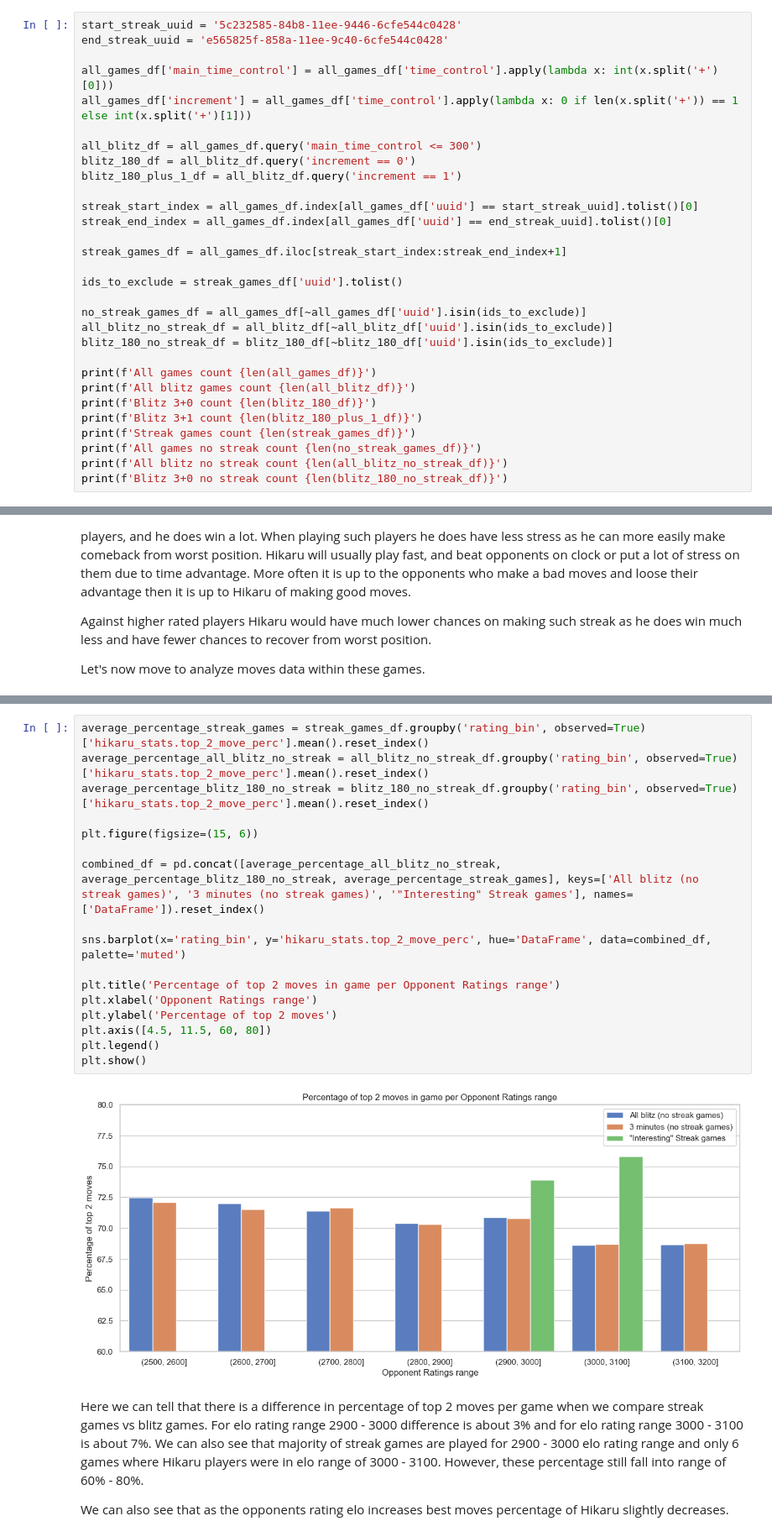
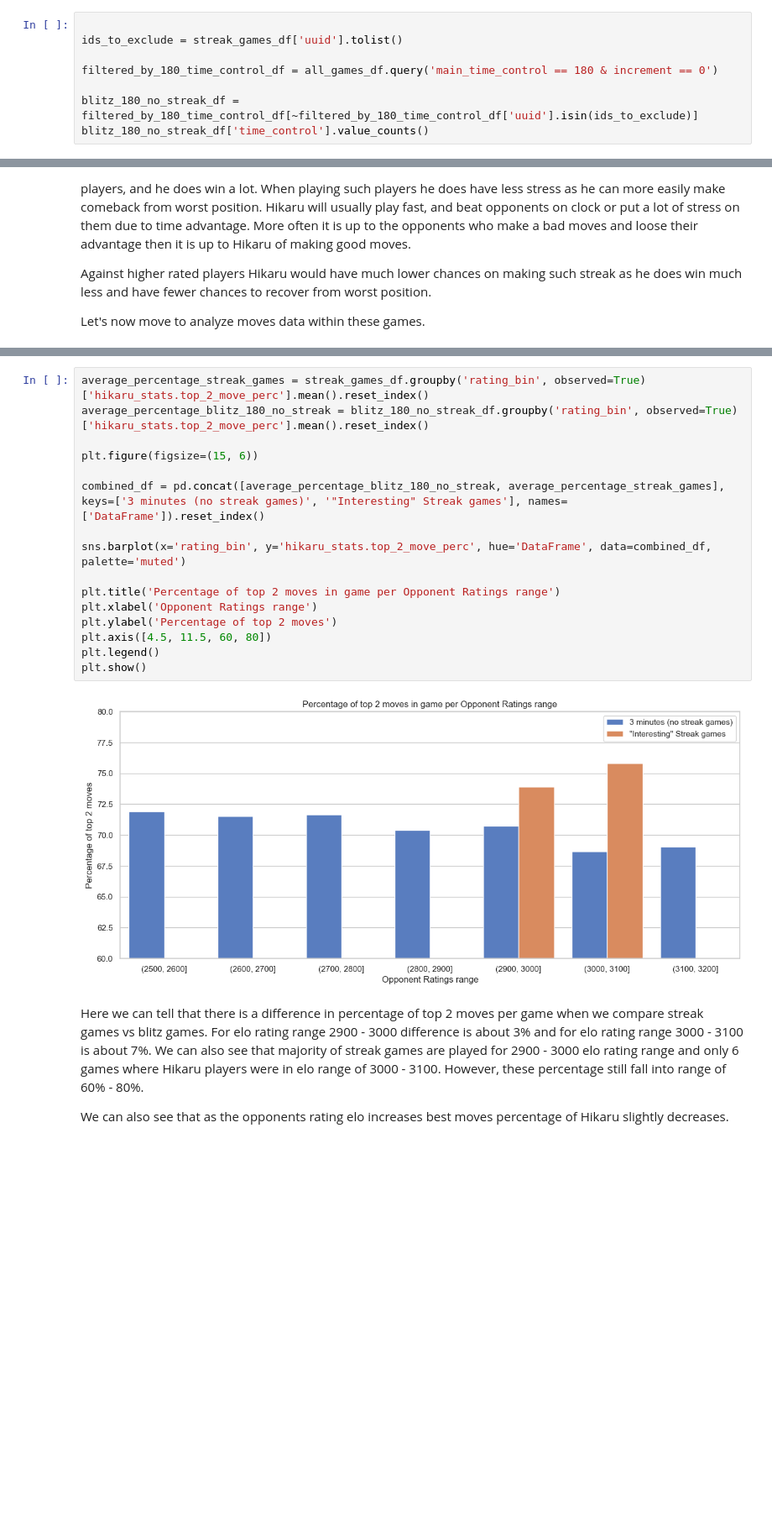
Before and after one commit to vzornic/hikaru-interesting-analysis, a Jupyter notebook: analysis.ipynb, the cells around one changed output, grey strips where cells are left out. Shown at 84% size. Saved outputs shown, nothing was run; the diff lists cells and outputs as text; blank space fills up the shorter version.

```diff
--- a/analysis.ipynb
+++ b/analysis.ipynb
@@ -96,31 +139,9 @@ Let's also create few more DF for some specific subsets of data. The subsets tha
 # %%
-start_streak_uuid = '5c232585-84b8-11ee-9446-6cfe544c0428'
-end_streak_uuid = 'e565825f-858a-11ee-9c40-6cfe544c0428'
-
-all_games_df['main_time_control'] = all_games_df['time_control'].apply(lambda x: int(x.split('+')[0]))
-all_games_df['increment'] = all_games_df['time_control'].apply(lambda x: 0 if len(x.split('+')) == 1  else int(x.split('+')[1]))
-
-all_blitz_df = all_games_df.query('main_time_control <= 300')
-blitz_180_df = all_blitz_df.query('increment == 0')
-blitz_180_plus_1_df = all_blitz_df.query('increment == 1')
-
-streak_start_index = all_games_df.index[all_games_df['uuid'] == start_streak_uuid].tolist()[0]
-streak_end_index = all_games_df.index[all_games_df['uuid'] == end_streak_uuid].tolist()[0]
-
-streak_games_df = all_games_df.iloc[streak_start_index:streak_end_index+1]
 
 ids_to_exclude = streak_games_df['uuid'].tolist()
 
-no_streak_games_df = all_games_df[~all_games_df['uuid'].isin(ids_to_exclude)]
-all_blitz_no_streak_df = all_blitz_df[~all_blitz_df['uuid'].isin(ids_to_exclude)]
-blitz_180_no_streak_df = blitz_180_df[~blitz_180_df['uuid'].isin(ids_to_exclude)]
+filtered_by_180_time_control_df = all_games_df.query('main_time_control == 180 & increment == 0')
 
-print(f'All games count {len(all_games_df)}')
-print(f'All blitz games count {len(all_blitz_df)}')
-print(f'Blitz 3+0 count {len(blitz_180_df)}')
-print(f'Blitz 3+1 count {len(blitz_180_plus_1_df)}')
-print(f'Streak games count {len(streak_games_df)}')
-print(f'All games no streak count {len(no_streak_games_df)}')
-print(f'All blitz no streak count {len(all_blitz_no_streak_df)}')
-print(f'Blitz 3+0 no streak count {len(blitz_180_no_streak_df)}')
+blitz_180_no_streak_df = filtered_by_180_time_control_df[~filtered_by_180_time_control_df['uuid'].isin(ids_to_exclude)]
+blitz_180_no_streak_df['time_control'].value_counts()
 # %% [output]
@@ -487,22 +554,21 @@ We want to see if there is significant difference in streak games when compared
 # %%
 average_percentage_streak_games = streak_games_df.groupby('rating_bin', observed=True)['hikaru_stats.top_2_move_perc'].mean().reset_index()
-average_percentage_all_blitz_no_streak = all_blitz_no_streak_df.groupby('rating_bin', observed=True)['hikaru_stats.top_2_move_perc'].mean().reset_index()
 average_percentage_blitz_180_no_streak = blitz_180_no_streak_df.groupby('rating_bin', observed=True)['hikaru_stats.top_2_move_perc'].mean().reset_index()
 
 plt.figure(figsize=(15, 6))
 
-combined_df = pd.concat([average_percentage_all_blitz_no_streak, average_percentage_blitz_180_no_streak, average_percentage_streak_games], keys=['All blitz (no streak games)', '3 minutes (no streak games)', '"Interesting" Streak games'], names=['DataFrame']).reset_index()
+combined_df = pd.concat([average_percentage_blitz_180_no_streak, average_percentage_streak_games], keys=['3 minutes (no streak games)', '"Interesting" Streak games'], names=['DataFrame']).reset_index()
 
 sns.barplot(x='rating_bin', y='hikaru_stats.top_2_move_perc', hue='DataFrame', data=combined_df, palette='muted')
 
 plt.title('Percentage of top 2 moves in game per Opponent Ratings range')
 plt.xlabel('Opponent Ratings range')
 plt.ylabel('Percentage of top 2 moves')
 plt.axis([4.5, 11.5, 60, 80])
 plt.legend()
 plt.show()
 # %% [output]
-[figure, old version]
+[figure, new version]
 # %% [markdown]
 Here we can tell that there is a difference in percentage of top 2 moves per game when we compare streak games vs blitz games. For elo rating range 2900 - 3000 difference is about 3% and for elo rating range 3000 - 3100 is about 7%. We can also see that majority of streak games are played for 2900 - 3000 elo rating range and only 6 games where Hikaru players were in elo range of 3000 - 3100. However, these percentage still fall into range of 60% - 80%.
 
```
Also changed, not shown: parts of 65 cells of this notebook, 6 other files.
